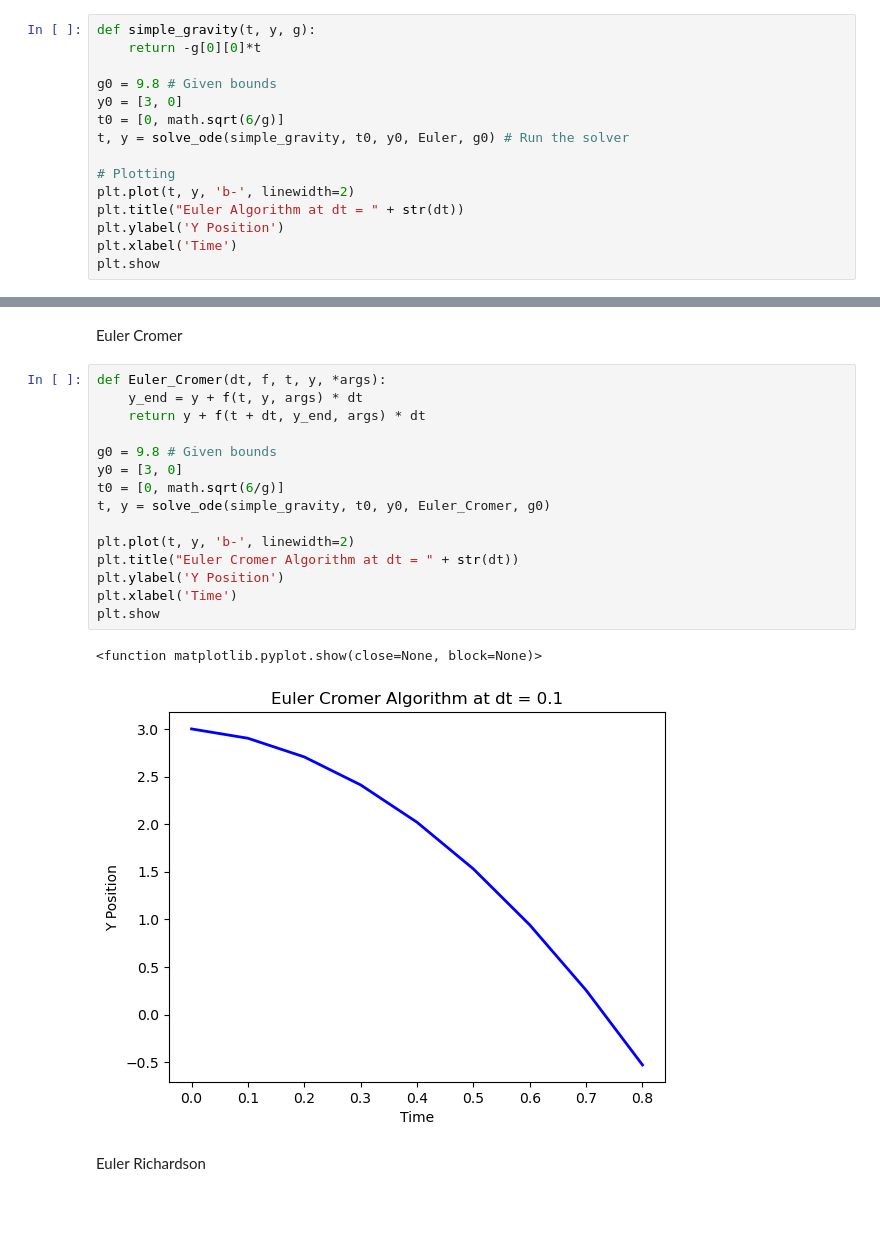
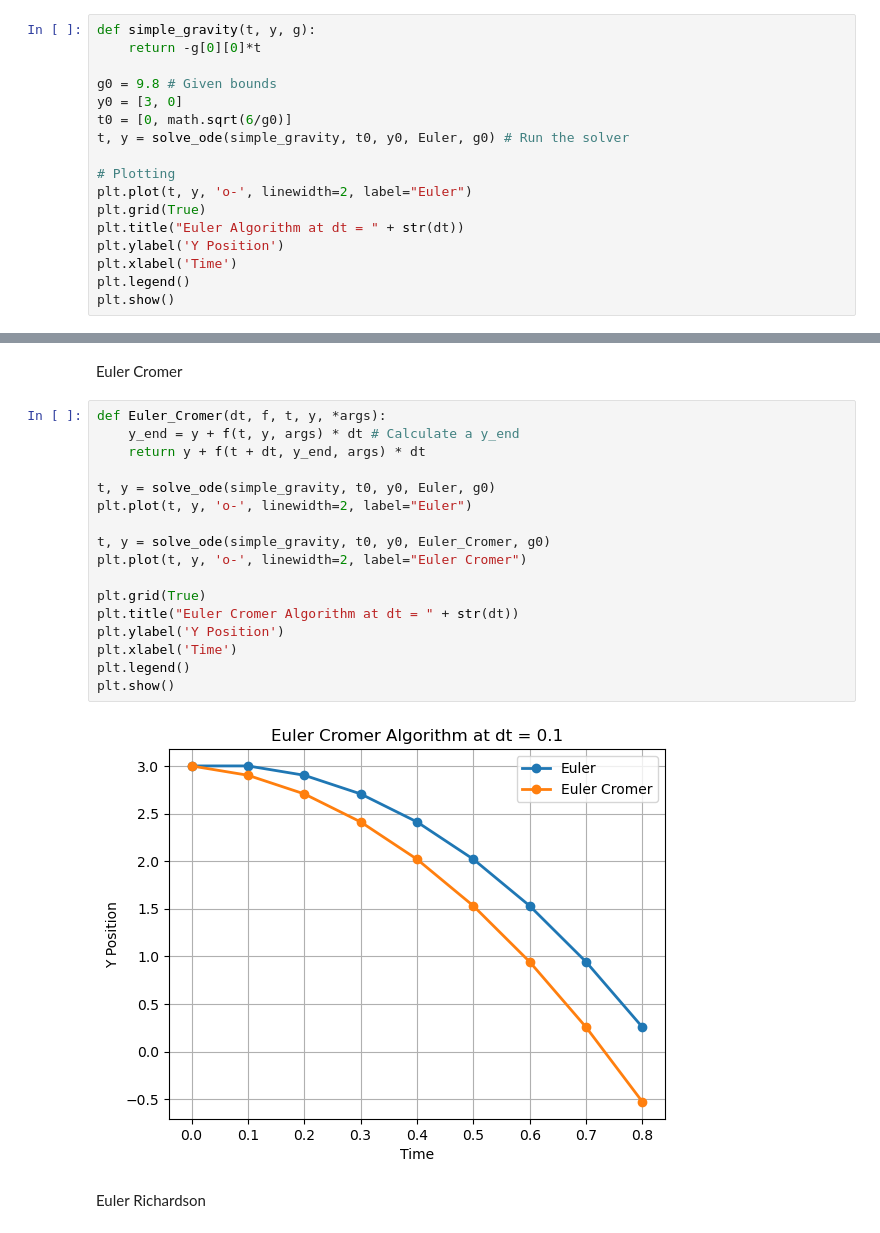
Before and after one commit to Gram-S/SimProjects, a Jupyter notebook: Ode_Integrators_Solution.ipynb, the cells around one changed output, grey strips where cells are left out. Cells and saved outputs as stored; diff of their text form; blank space fills up the shorter version.

```diff
--- a/Ode_Integrators_Solution.ipynb
+++ b/Ode_Integrators_Solution.ipynb
@@ -35,13 +35,15 @@ def simple_gravity(t, y, g):
 
 g0 = 9.8 # Given bounds
 y0 = [3, 0]
-t0 = [0, math.sqrt(6/g)]
+t0 = [0, math.sqrt(6/g0)]
 t, y = solve_ode(simple_gravity, t0, y0, Euler, g0) # Run the solver
 
 # Plotting
-plt.plot(t, y, 'b-', linewidth=2)
+plt.plot(t, y, 'o-', linewidth=2, label="Euler")
+plt.grid(True)
 plt.title("Euler Algorithm at dt = " + str(dt))
 plt.ylabel('Y Position')
 plt.xlabel('Time')
-plt.show
+plt.legend()
+plt.show()
 # %% [output]
@@ -51,22 +52,23 @@ plt.show
 Euler Cromer
 # %%
 def Euler_Cromer(dt, f, t, y, *args):
-    y_end = y + f(t, y, args) * dt
+    y_end = y + f(t, y, args) * dt # Calculate a y_end
     return y + f(t + dt, y_end, args) * dt
 
-g0 = 9.8 # Given bounds
-y0 = [3, 0]
-t0 = [0, math.sqrt(6/g)]
+t, y = solve_ode(simple_gravity, t0, y0, Euler, g0)
+plt.plot(t, y, 'o-', linewidth=2, label="Euler")
+
 t, y = solve_ode(simple_gravity, t0, y0, Euler_Cromer, g0)
+plt.plot(t, y, 'o-', linewidth=2, label="Euler Cromer")
 
-plt.plot(t, y, 'b-', linewidth=2)
+plt.grid(True)
 plt.title("Euler Cromer Algorithm at dt = " + str(dt))
 plt.ylabel('Y Position')
 plt.xlabel('Time')
-plt.show
+plt.legend()
+plt.show()
 # %% [output]
-<function matplotlib.pyplot.show(close=None, block=None)>
-[figure, old version]
+[figure, new version]
 # %% [markdown]
 Euler Richardson
 # %%
```
Also changed, not shown: parts of 2 cells of this notebook.
